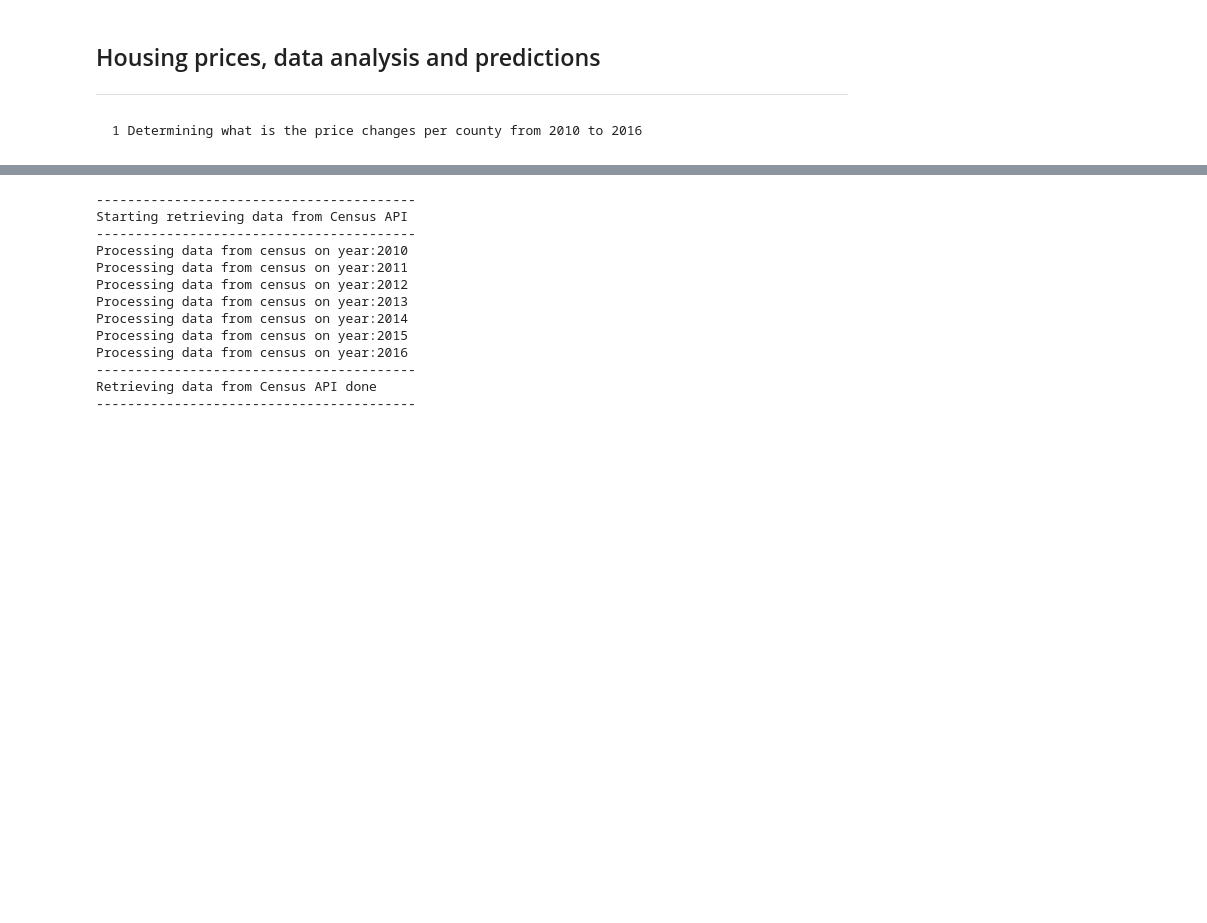
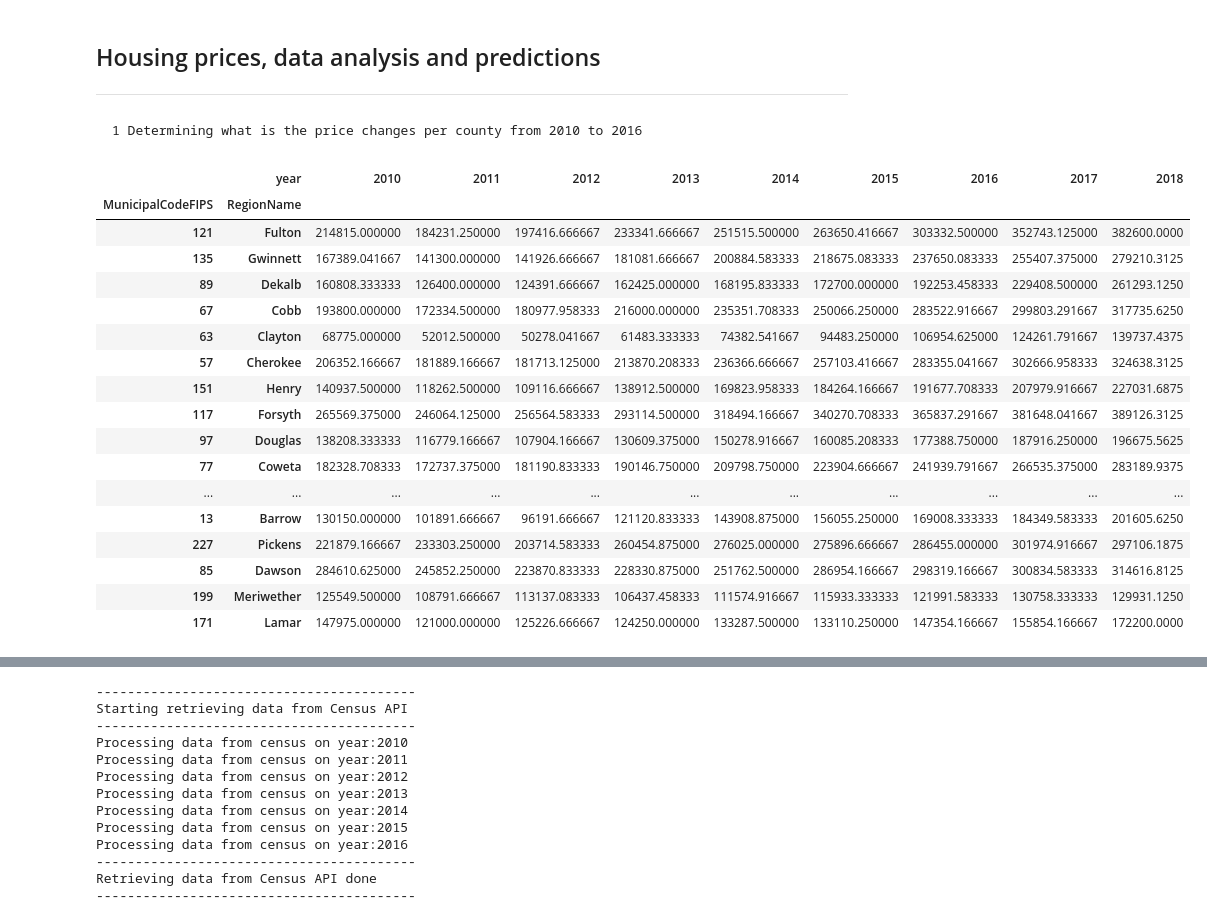
Before and after one commit to ricleongo/HousePricePredict, a Jupyter notebook: data_exploration.ipynb, the cells around one changed output, grey strips where cells are left out. Drawn from its saved outputs; the diff is of its cells as text; code cells hidden in the pictures; blank space fills up the shorter version.

Commit message:
adding zillow dataframe

```diff
--- a/data_exploration.ipynb
+++ b/data_exploration.ipynb
@@ -18,4 +18,50 @@ from security.census_key import (api_key, gkey)
 
 # Internal functionality
 from functions import print_message,calculate_percentage,get_column_des,get_merged_data,get_fields,get_filters,print_message,print_plot,print_bars
+
+zillow_csv = './data/County_MedianListingPrice_AllHomes.csv'
+# %%
+zillow_data = pd.read_csv(zillow_csv)
+
+georgia_fips = 13
+county_fips = ['121','135','089','067','063','057','151','117','097','077','045','113','015','297','013','227','085','199','171']
+
+metro_atlanta_data = zillow_data[(zillow_data["StateCodeFIPS"] == georgia_fips) & (zillow_data["MunicipalCodeFIPS"].isin(county_fips))]
+
+metro_atlanta_data = metro_atlanta_data.drop(columns=["State", "Metro", "StateCodeFIPS", "SizeRank"])
+
+metro_atlanta_data.set_index(["MunicipalCodeFIPS", "RegionName"], inplace=True)
+
+metro_atlanta_data = metro_atlanta_data.T
+
+metro_atlanta_data.reset_index(inplace=True)
+
+metro_atlanta_data["year"] = metro_atlanta_data["index"].apply(lambda x: x[:(len(x) - x.find("-")) + 1])
+
+metro_atlanta_data = metro_atlanta_data.drop(columns=["index"])
+
+metro_atlanta_data = metro_atlanta_data.groupby("year").mean()
+
+metro_atlanta_data = metro_atlanta_data.T
+
+metro_atlanta_data
+# %% [output]
+|  | year | 2010 | 2011 | 2012 | 2013 | 2014 | 2015 | 2016 | 2017 | 2018 |
+| MunicipalCodeFIPS | RegionName |  |  |  |  |  |  |  |  |  |
+| 121 | Fulton | 214815.000000 | 184231.250000 | 197416.666667 | 233341.666667 | 251515.500000 | 263650.416667 | 303332.500000 | 352743.125000 | 382600.0000 |
+| 135 | Gwinnett | 167389.041667 | 141300.000000 | 141926.666667 | 181081.666667 | 200884.583333 | 218675.083333 | 237650.083333 | 255407.375000 | 279210.3125 |
+| 89 | Dekalb | 160808.333333 | 126400.000000 | 124391.666667 | 162425.000000 | 168195.833333 | 172700.000000 | 192253.458333 | 229408.500000 | 261293.1250 |
+| 67 | Cobb | 193800.000000 | 172334.500000 | 180977.958333 | 216000.000000 | 235351.708333 | 250066.250000 | 283522.916667 | 299803.291667 | 317735.6250 |
+| 63 | Clayton | 68775.000000 | 52012.500000 | 50278.041667 | 61483.333333 | 74382.541667 | 94483.250000 | 106954.625000 | 124261.791667 | 139737.4375 |
+| 57 | Cherokee | 206352.166667 | 181889.166667 | 181713.125000 | 213870.208333 | 236366.666667 | 257103.416667 | 283355.041667 | 302666.958333 | 324638.3125 |
+| 151 | Henry | 140937.500000 | 118262.500000 | 109116.666667 | 138912.500000 | 169823.958333 | 184264.166667 | 191677.708333 | 207979.916667 | 227031.6875 |
+| 117 | Forsyth | 265569.375000 | 246064.125000 | 256564.583333 | 293114.500000 | 318494.166667 | 340270.708333 | 365837.291667 | 381648.041667 | 389126.3125 |
+| 97 | Douglas | 138208.333333 | 116779.166667 | 107904.166667 | 130609.375000 | 150278.916667 | 160085.208333 | 177388.750000 | 187916.250000 | 196675.5625 |
+| 77 | Coweta | 182328.708333 | 172737.375000 | 181190.833333 | 190146.750000 | 209798.750000 | 223904.666667 | 241939.791667 | 266535.375000 | 283189.9375 |
+| ... | ... | ... | ... | ... | ... | ... | ... | ... | ... | ... |
+| 13 | Barrow | 130150.000000 | 101891.666667 | 96191.666667 | 121120.833333 | 143908.875000 | 156055.250000 | 169008.333333 | 184349.583333 | 201605.6250 |
+| 227 | Pickens | 221879.166667 | 233303.250000 | 203714.583333 | 260454.875000 | 276025.000000 | 275896.666667 | 286455.000000 | 301974.916667 | 297106.1875 |
+| 85 | Dawson | 284610.625000 | 245852.250000 | 223870.833333 | 228330.875000 | 251762.500000 | 286954.166667 | 298319.166667 | 300834.583333 | 314616.8125 |
+| 199 | Meriwether | 125549.500000 | 108791.666667 | 113137.083333 | 106437.458333 | 111574.916667 | 115933.333333 | 121991.583333 | 130758.333333 | 129931.1250 |
+| 171 | Lamar | 147975.000000 | 121000.000000 | 125226.666667 | 124250.000000 | 133287.500000 | 133110.250000 | 147354.166667 | 155854.166667 | 172200.0000 |
 # %% [markdown]
```
Also changed, not shown: parts of 1 cell of this notebook, 1 other file.
